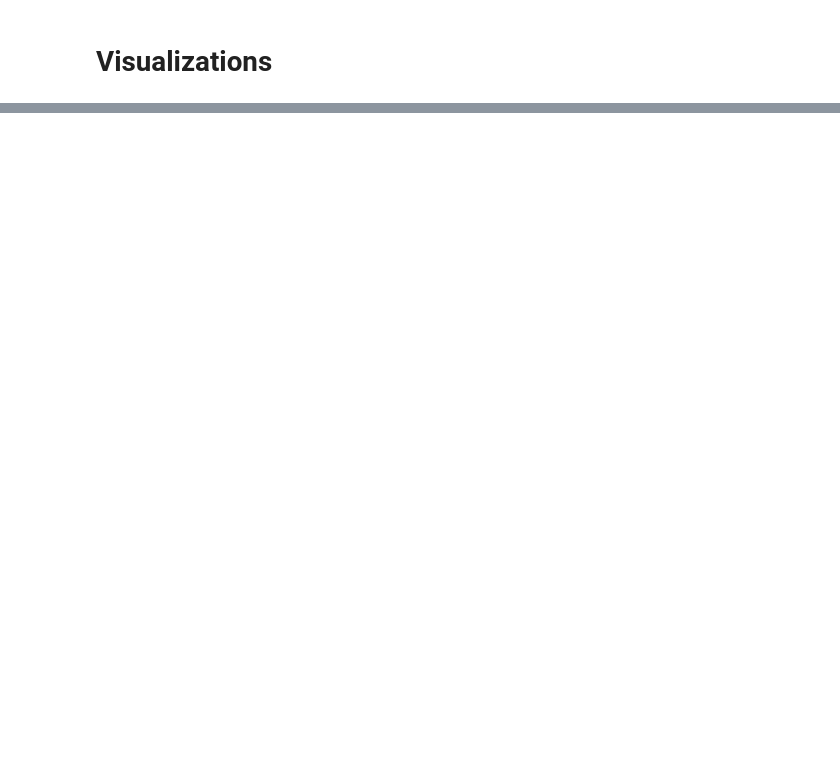
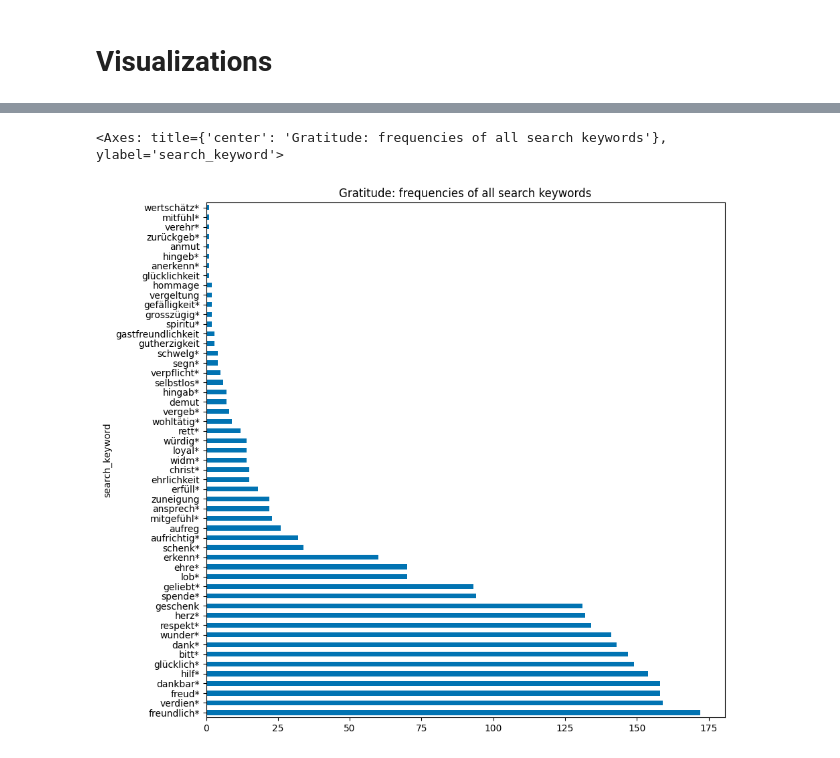
Before and after one commit to viviane-walker-uzh/SA_emotions, a Jupyter notebook: sentiment_analysis.ipynb, the cells around one changed output, grey strips where cells are left out. Drawn from its saved outputs; the diff is of its cells as text; code cells hidden in the pictures; blank space fills up the shorter version.

```diff
--- a/sentiment_analysis.ipynb
+++ b/sentiment_analysis.ipynb
@@ -103,5 +104,14 @@ print(len(hope_df_all))
 # check for NaNs in title and text column
 print("NaNs in awe dataset: ", awe_df_all["text"].isna().sum())
 awe_df_all_nonans = awe_df_all.dropna(subset=["text"])
+print(len(awe_df_all_nonans))
+
+print("NaNs in gratitude dataset: ", gratitude_df_all["text"].isna().sum())
+gratitude_df_all_nonans = gratitude_df_all.dropna(subset=["text"])
+print(len(gratitude_df_all_nonans))
+
+print("NaNs in hope dataset: ", hope_df_all["text"].isna().sum())
+hope_df_all_nonans = hope_df_all.dropna(subset=["text"])
+print(len(hope_df_all_nonans))
 # %% [output]
 NaNs in awe dataset:  1334
@@ -190,0 +294,6 @@ awe_df["class_overall"].value_counts().plot(kind='bar')
+# %%
+plt.figure(figsize=(10, 10))
+gratitude_df["search_keyword"].value_counts().plot(kind="barh", color=palette_here[0], title="Gratitude: frequencies of all search keywords")
+# %% [output]
+<Axes: title={'center': 'Gratitude: frequencies of all search keywords'}, ylabel='search_keyword'>
+[figure, added]
```
Also changed, not shown: parts of 33 cells of this notebook, 18 other files.
